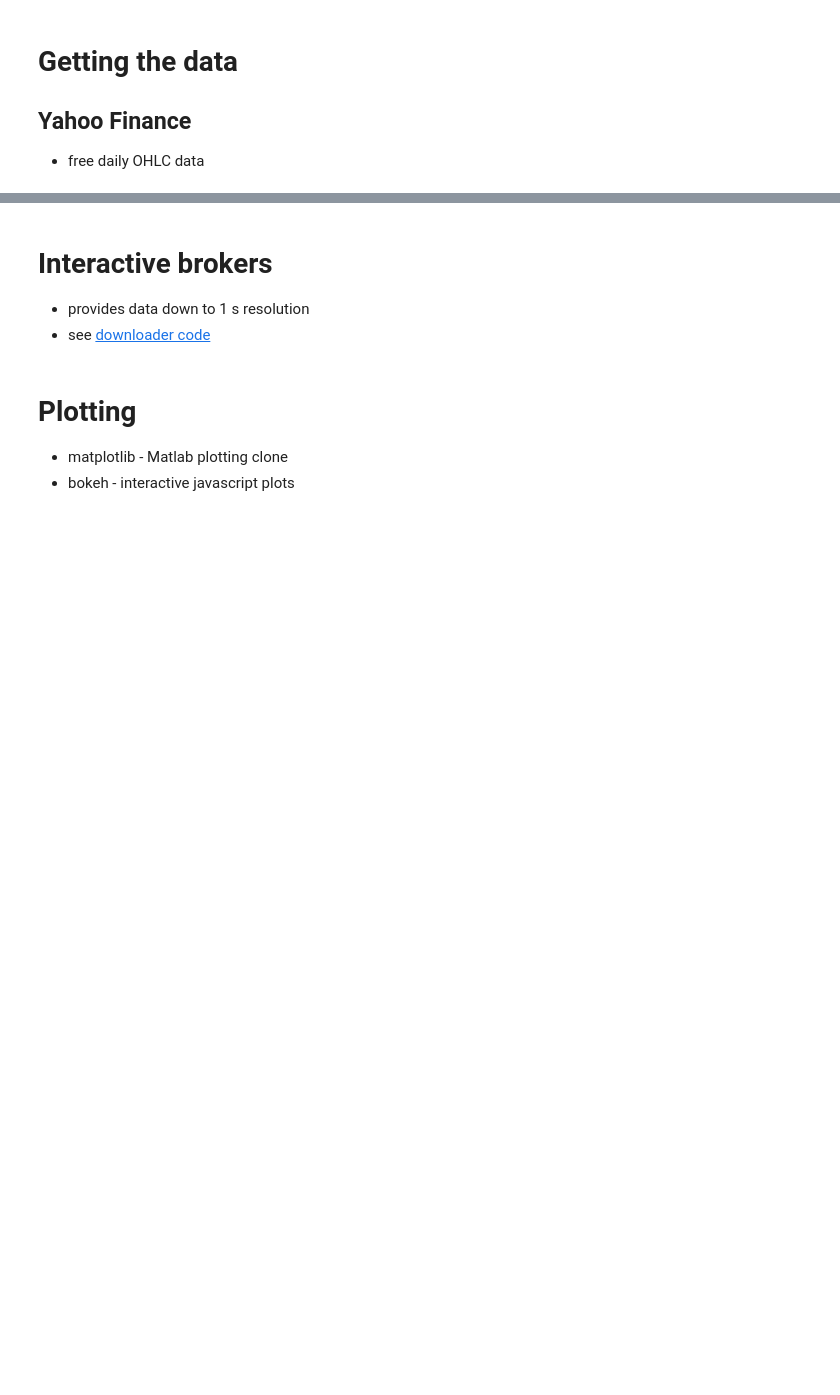
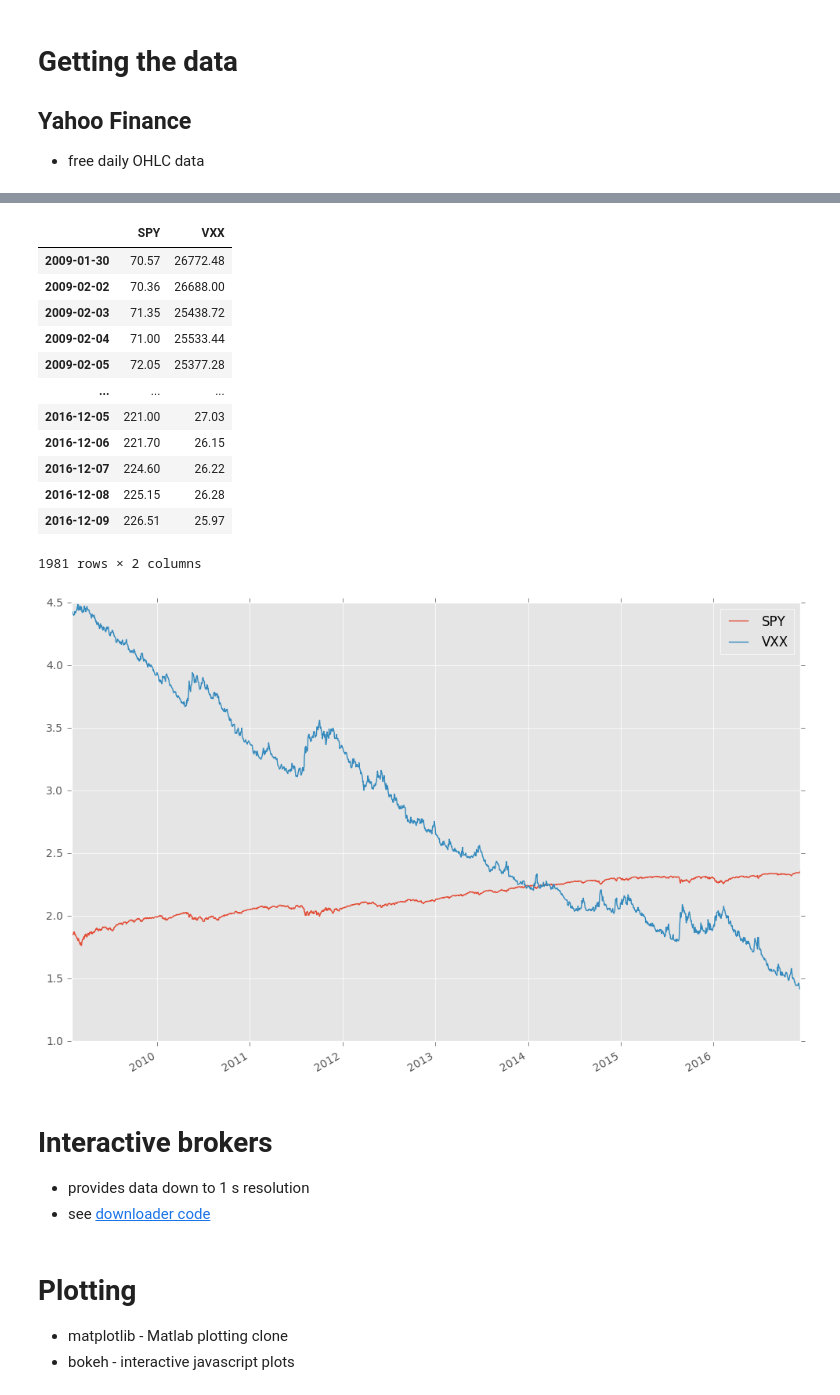
Before and after one commit to sjev/talks, a Jupyter notebook: pythonMeetupDec16/slides.ipynb, the cells around one changed output, grey strips where cells are left out. Saved outputs shown, nothing was run; the diff lists cells and outputs as text; code cells hidden in the pictures; blank space fills up the shorter version.

```diff
--- a/pythonMeetupDec16/slides.ipynb
+++ b/pythonMeetupDec16/slides.ipynb
@@ -103,5 +105,8 @@ twp.extra.setNotebookStyle()
 #get data
 symbols = ['VXX','SPY']
 price = twp.yahooFinance.getHistoricData(symbols).minor_xs('adj_close').dropna()
-price.plot(logy=True)
+
+logPrice = log10(price)
+logPrice.plot()
 price
+# %% [output]
@@ -108,3 +115,17 @@ price
+|  | SPY | VXX |
+| 2009-01-30 | 70.57 | 26772.48 |
+| 2009-02-02 | 70.36 | 26688.00 |
+| 2009-02-03 | 71.35 | 25438.72 |
+| 2009-02-04 | 71.00 | 25533.44 |
+| 2009-02-05 | 72.05 | 25377.28 |
+| ... | ... | ... |
+| 2016-12-05 | 221.00 | 27.03 |
+| 2016-12-06 | 221.70 | 26.15 |
+| 2016-12-07 | 224.60 | 26.22 |
+| 2016-12-08 | 225.15 | 26.28 |
+| 2016-12-09 | 226.51 | 25.97 |
+1981 rows × 2 columns
+[figure, added]
 # %% [markdown]
 # Interactive brokers
 
```
Also changed, not shown: parts of 3 cells of this notebook.
